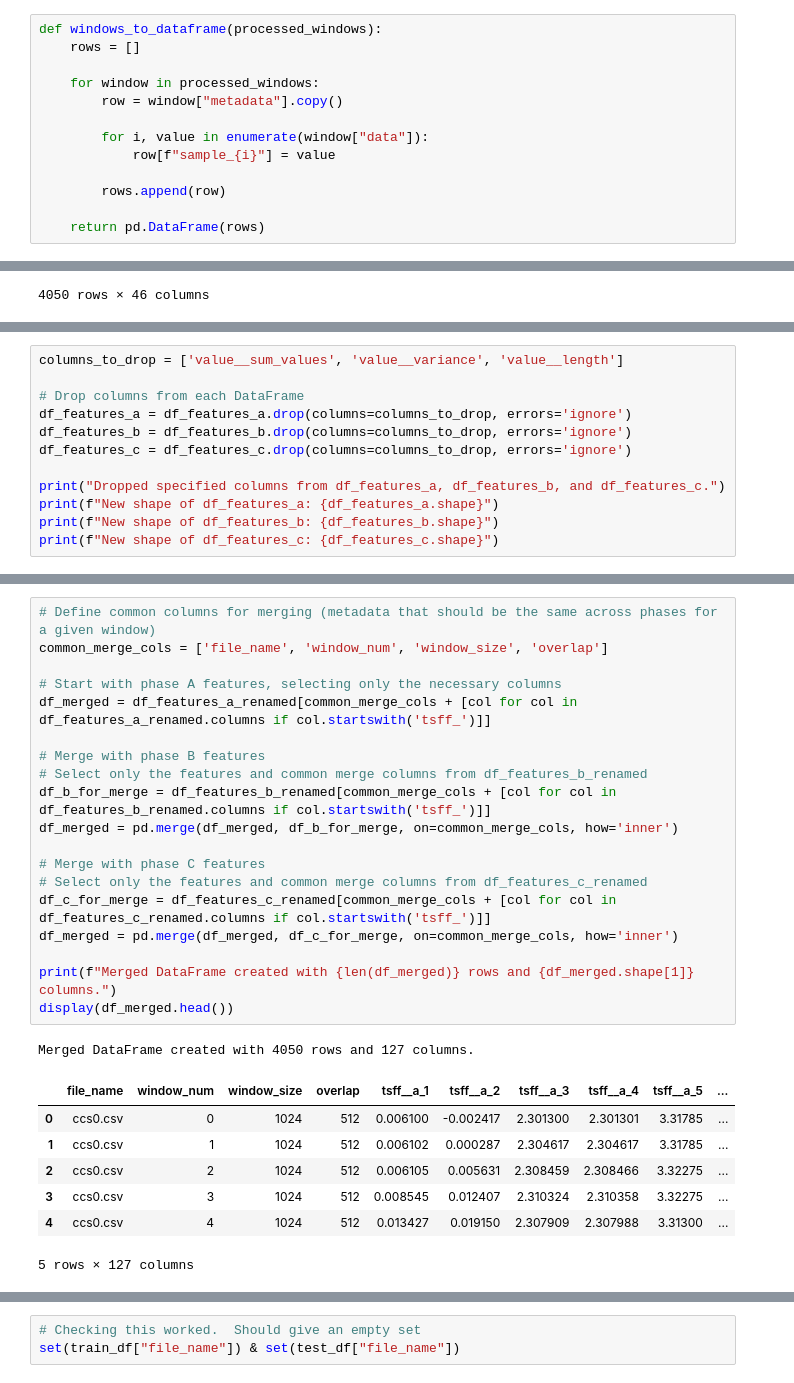
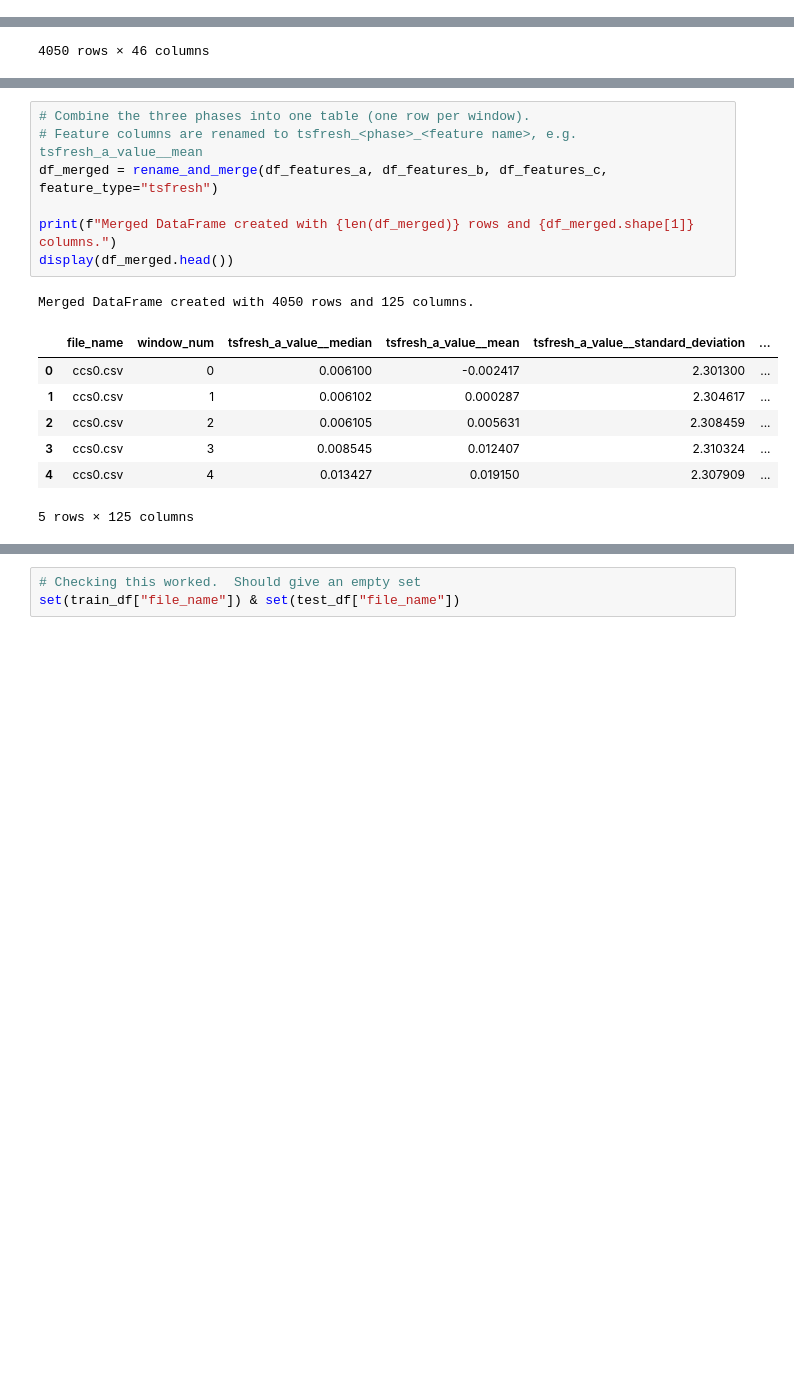
Before and after one commit to amurthy-sunysb/mcsa_tsfm, a Jupyter notebook: notebooks/lias_demo_TSFRESH.ipynb, the cells around one changed output, grey strips where cells are left out. Drawn from its saved outputs; the diff is of its cells as text; blank space fills up the shorter version.

```diff
--- a/notebooks/lias_demo_TSFRESH.ipynb
+++ b/notebooks/lias_demo_TSFRESH.ipynb
@@ -25,19 +29,6 @@ Found 162 files: ['ccs0.csv', 'ccs1.csv', 'ccs10.csv', 'ccs100.csv', 'ccs101.csv
 Total processed windows for 'isa': 4050
 Total processed windows for 'isb': 4050
 Total processed windows for 'isc': 4050
-# %%
-def windows_to_dataframe(processed_windows):
-    rows = []
-
-    for window in processed_windows:
-        row = window["metadata"].copy()
-
-        for i, value in enumerate(window["data"]):
-            row[f"sample_{i}"] = value
-
-        rows.append(row)
-
-    return pd.DataFrame(rows)
 # %%
 # Step 2: Convert windows to DataFrames
 
@@ -98,12 +88,0 @@ df_features_a.shape
-# %%
-columns_to_drop = ['value__sum_values', 'value__variance', 'value__length']
-
-# Drop columns from each DataFrame
-df_features_a = df_features_a.drop(columns=columns_to_drop, errors='ignore')
-df_features_b = df_features_b.drop(columns=columns_to_drop, errors='ignore')
-df_features_c = df_features_c.drop(columns=columns_to_drop, errors='ignore')
-
-print("Dropped specified columns from df_features_a, df_features_b, and df_features_c.")
-print(f"New shape of df_features_a: {df_features_a.shape}")
-print(f"New shape of df_features_b: {df_features_b.shape}")
-print(f"New shape of df_features_c: {df_features_c.shape}")
@@ -158,28 +89,16 @@ df_features_a_renamed
 # %%
-# Define common columns for merging (metadata that should be the same across phases for a given window)
-common_merge_cols = ['file_name', 'window_num', 'window_size', 'overlap']
-
-# Start with phase A features, selecting only the necessary columns
-df_merged = df_features_a_renamed[common_merge_cols + [col for col in df_features_a_renamed.columns if col.startswith('tsff_')]]
-
-# Merge with phase B features
-# Select only the features and common merge columns from df_features_b_renamed
-df_b_for_merge = df_features_b_renamed[common_merge_cols + [col for col in df_features_b_renamed.columns if col.startswith('tsff_')]]
-df_merged = pd.merge(df_merged, df_b_for_merge, on=common_merge_cols, how='inner')
-
-# Merge with phase C features
-# Select only the features and common merge columns from df_features_c_renamed
-df_c_for_merge = df_features_c_renamed[common_merge_cols + [col for col in df_features_c_renamed.columns if col.startswith('tsff_')]]
-df_merged = pd.merge(df_merged, df_c_for_merge, on=common_merge_cols, how='inner')
+# Combine the three phases into one table (one row per window).
+# Feature columns are renamed to tsfresh_<phase>_<feature name>, e.g. tsfresh_a_value__mean
+df_merged = rename_and_merge(df_features_a, df_features_b, df_features_c, feature_type="tsfresh")
 
 print(f"Merged DataFrame created with {len(df_merged)} rows and {df_merged.shape[1]} columns.")
 display(df_merged.head())
 # %% [output]
-Merged DataFrame created with 4050 rows and 127 columns.
+Merged DataFrame created with 4050 rows and 125 columns.
-|  | file_name | window_num | window_size | overlap | tsff__a_1 | tsff__a_2 | tsff__a_3 | tsff__a_4 | tsff__a_5 | ... |
-| 0 | ccs0.csv | 0 | 1024 | 512 | 0.006100 | -0.002417 | 2.301300 | 2.301301 | 3.31785 | ... |
-| 1 | ccs0.csv | 1 | 1024 | 512 | 0.006102 | 0.000287 | 2.304617 | 2.304617 | 3.31785 | ... |
-| 2 | ccs0.csv | 2 | 1024 | 512 | 0.006105 | 0.005631 | 2.308459 | 2.308466 | 3.32275 | ... |
-| 3 | ccs0.csv | 3 | 1024 | 512 | 0.008545 | 0.012407 | 2.310324 | 2.310358 | 3.32275 | ... |
-| 4 | ccs0.csv | 4 | 1024 | 512 | 0.013427 | 0.019150 | 2.307909 | 2.307988 | 3.31300 | ... |
+|  | file_name | window_num | tsfresh_a_value__median | tsfresh_a_value__mean | tsfresh_a_value__standard_deviation | ... |
+| 0 | ccs0.csv | 0 | 0.006100 | -0.002417 | 2.301300 | ... |
+| 1 | ccs0.csv | 1 | 0.006102 | 0.000287 | 2.304617 | ... |
+| 2 | ccs0.csv | 2 | 0.006105 | 0.005631 | 2.308459 | ... |
+| 3 | ccs0.csv | 3 | 0.008545 | 0.012407 | 2.310324 | ... |
+| 4 | ccs0.csv | 4 | 0.013427 | 0.019150 | 2.307909 | ... |
-5 rows × 127 columns
+5 rows × 125 columns
```
Also changed, not shown: parts of 14 cells of this notebook, 6 other files.
